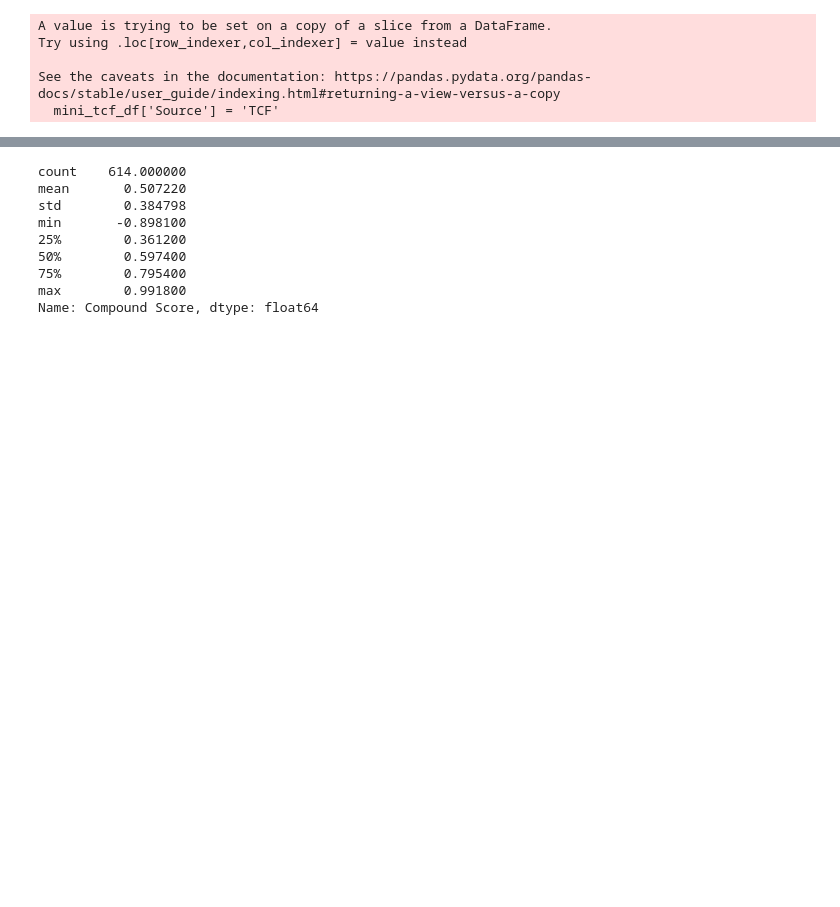
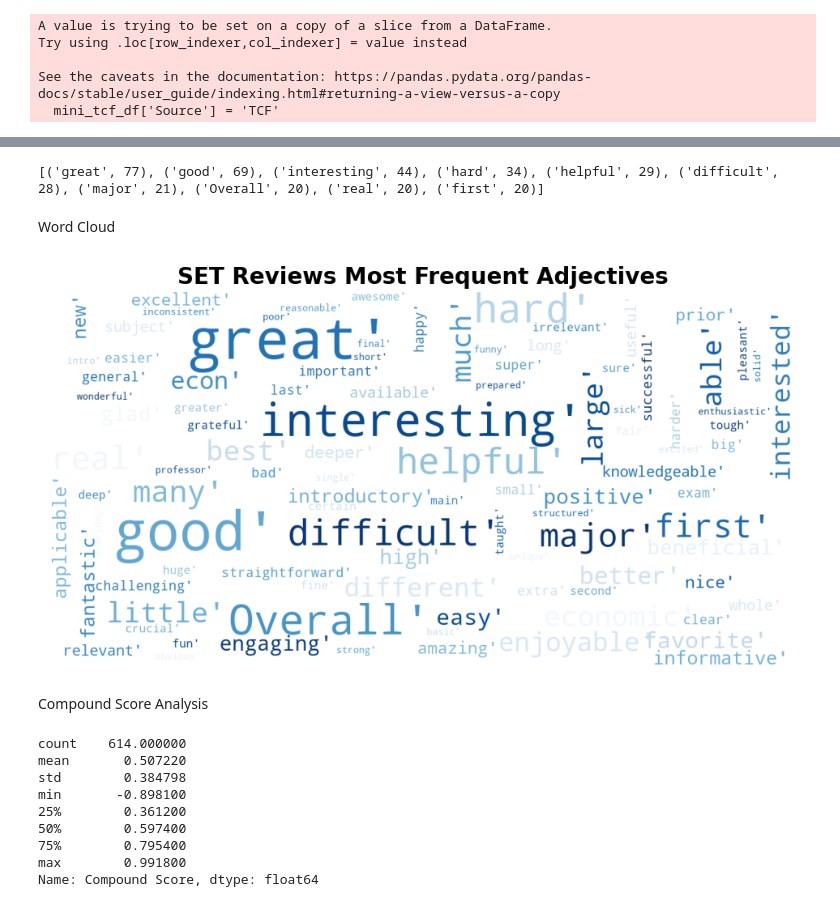
Before and after one commit to gckang/ds-course-eval-proj, a Jupyter notebook: OUTPUT/course_evals_proj.ipynb, the cells around one changed output, grey strips where cells are left out. Cells and saved outputs as stored; diff of their text form; code cells hidden in the pictures; blank space fills up the shorter version.

Commit message:
most frequent adjectives + wordcloud

```diff
--- a/OUTPUT/course_evals_proj.ipynb
+++ b/OUTPUT/course_evals_proj.ipynb
@@ -8,8 +14,8 @@ import matplotlib.pyplot as plt
 # %% [markdown]
 ## Create the dataset
 # %%
-set_df = pd.read_csv('cleaned-set.csv')
-tcf_df = pd.read_csv('cleaned-tcf.csv')
+set_df = pd.read_csv('../DATA/cleaned-set.csv')
+tcf_df = pd.read_csv('../DATA/cleaned-tcf.csv')
 # %%
 print(set_df.shape)
 print(tcf_df.shape)
@@ -59,0 +67,4 @@ Compound Score Analysis
+# %%
+stopwords = set(STOPWORDS)
+# %%
+set_df['Tokenized Review'] = set_df['Comments'].apply(lambda text: word_tokenize(text))
@@ -59,0 +75,20 @@ Compound Score Analysis
+# %%
+from collections import Counter
+all_adjectives = []
+for tokens in set_df['Tokenized Review']:
+    tagged_tokens = nltk.pos_tag(tokens)
+    adjectives = [word for word, pos in tagged_tokens if pos.startswith('JJ')]
+    all_adjectives.extend(adjectives)
+
+
+# stop_words = set(stopwords)
+filtered_adjectives = [adj for adj in all_adjectives if adj.lower() not in stopwords]
+
+
+adjective_counts = Counter(filtered_adjectives)
+most_common_adjectives = adjective_counts.most_common(10)
+print(most_common_adjectives)
+# %% [output]
+[('great', 77), ('good', 69), ('interesting', 44), ('hard', 34), ('helpful', 29), ('difficult', 28), ('major', 21), ('Overall', 20), ('real', 20), ('first', 20)]
+# %% [markdown]
+Word Cloud
@@ -60,3 +100,28 @@ Compound Score Analysis
+# %%
+def show_wordcloud(data):
+    wordcloud = WordCloud(
+        background_color='white',
+        stopwords=stopwords,
+        max_words=100,
+        max_font_size=30,
+        scale=3,
+        random_state=1,
+        colormap="Blues_r")
+
+    wordcloud=wordcloud.generate(str(data))
+
+    fig = plt.figure(1, figsize=(12, 12))
+    plt.axis('off')
+
+    plt.imshow(wordcloud)
+    plt.title("SET Reviews Most Frequent Adjectives", fontsize=20, fontweight='bold')
+    plt.show()
+
+show_wordcloud(filtered_adjectives)
+# %% [output]
+[figure, added]
+# %% [markdown]
+Compound Score Analysis
 # %%
 var = "Compound Score"
 print(set_df[var].describe(),'\n') # Describe the numeric variable
```
Also changed, not shown: parts of 13 cells of this notebook.
